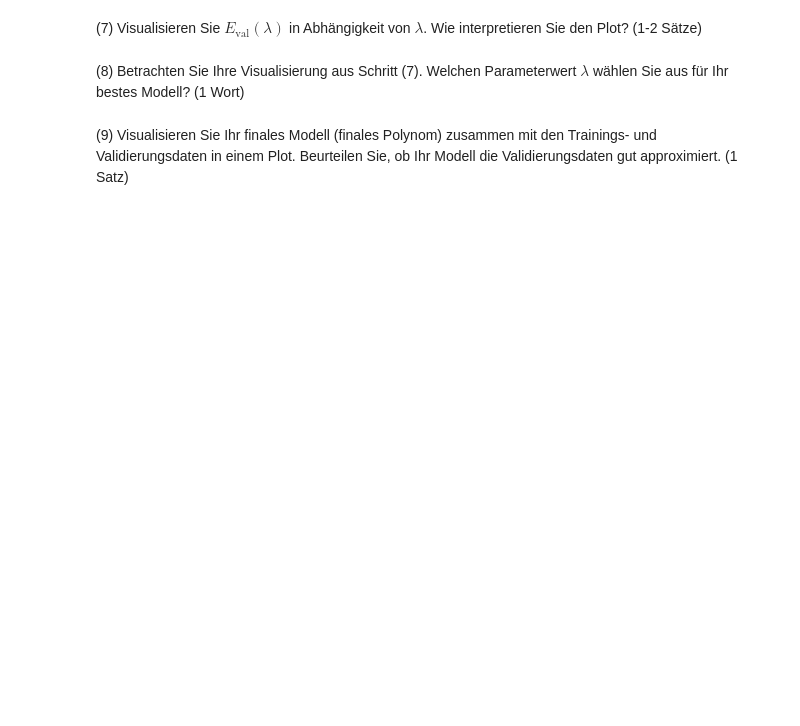
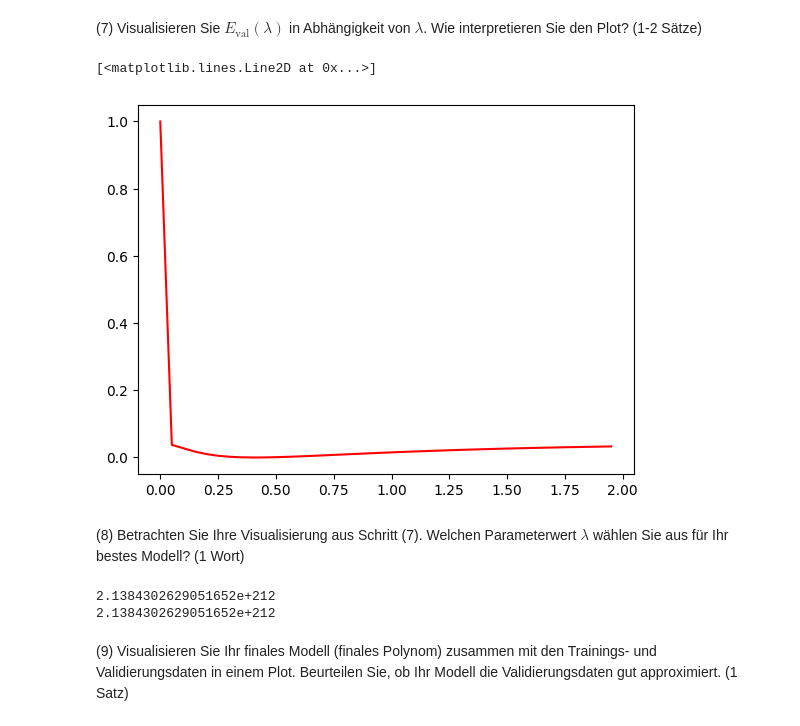
Before and after one commit to Emanuel162/MachineLearning, a Jupyter notebook: UebungenML/SJMN-5.ipynb, the cells around one changed output. Saved outputs shown, nothing was run; the diff lists cells and outputs as text; code cells hidden in the pictures; blank space fills up the shorter version.

```diff
--- a/UebungenML/SJMN-5.ipynb
+++ b/UebungenML/SJMN-5.ipynb
@@ -123,2 +140,11 @@ e_mid(x_train, y_train, lambda x: get_final_g(x, w_reg))
 # %% [markdown]
 (6) Bestimmen Sie mit dem **Trainingsset** und regularisierter linearer Regression für jedes $\lambda \in \{0, 0.05, 0.1,\ldots, 2 \}$ und $Q=8$ ein Polynom (Modell), das die Daten beschreibt. Bestimmen Sie mithilfe Ihrer Funktion aus Schritt (5) für jedes Ihrer Modelle den mittleren quadratischen Fehler $E_\text{val}$ auf dem **Validierungsset**. Sie erhalten also für jedes Modell $\lambda$ einen Validierungsfehler $E_\text{val}(\lambda)$.
+# %%
+phi = phi_q(x_train, 8)
+e_mids = []
+for i in range(0,40):
+    lin_reg = lin_reg_regularized(phi, y_train, i/20)
+    e_mids.append(e_mid(x_val, y_val, lambda x: get_final_g(x, lin_reg)))
+
+print(e_mids)
+print(len(e_mids))
@@ -125,6 +169,23 @@ e_mid(x_train, y_train, lambda x: get_final_g(x, w_reg))
 # %% [markdown]
 (7) Visualisieren Sie $E_\text{val}(\lambda)$ in Abhängigkeit von $\lambda$. Wie interpretieren Sie den Plot? (1-2 Sätze)
+# %%
+x_plot = np.arange(0, 2, 1 / 20)
+e_min = min(e_mids)
+e_max = max(e_mids)
+e_mids /= e_max
+plt.plot(x_plot, e_mids, "r")
+# %% [output]
+[<matplotlib.lines.Line2D at 0x...>]
+[figure, added]
 # %% [markdown]
 (8) Betrachten Sie Ihre Visualisierung aus Schritt (7). Welchen Parameterwert $\lambda$ wählen Sie aus für Ihr bestes Modell? (1 Wort)
+# %%
+print(min(e_mids)*e_max)
+print(e_mids[8]*e_max)
+
+# ---> lambda = 0,4
+# %% [output]
+2.1384302629051652e+212
+2.1384302629051652e+212
 # %% [markdown]
 (9) Visualisieren Sie Ihr finales Modell (finales Polynom) zusammen mit den Trainings- und Validierungsdaten in einem Plot. Beurteilen Sie, ob Ihr Modell die Validierungsdaten gut approximiert. (1 Satz)
```
Also changed, not shown: parts of 5 cells of this notebook.
